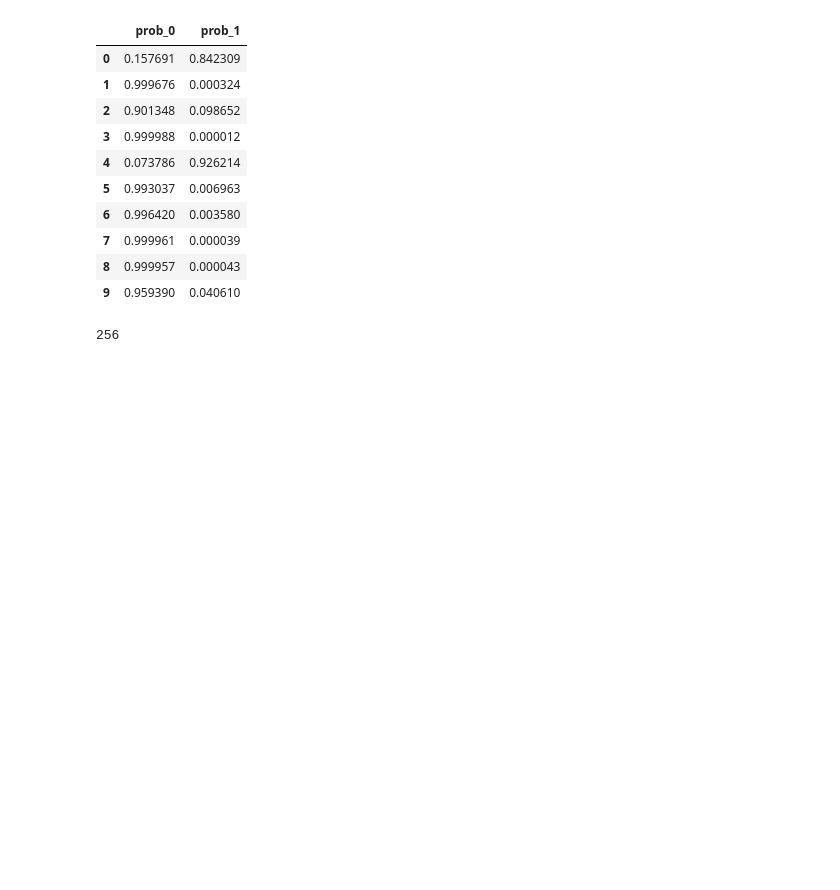
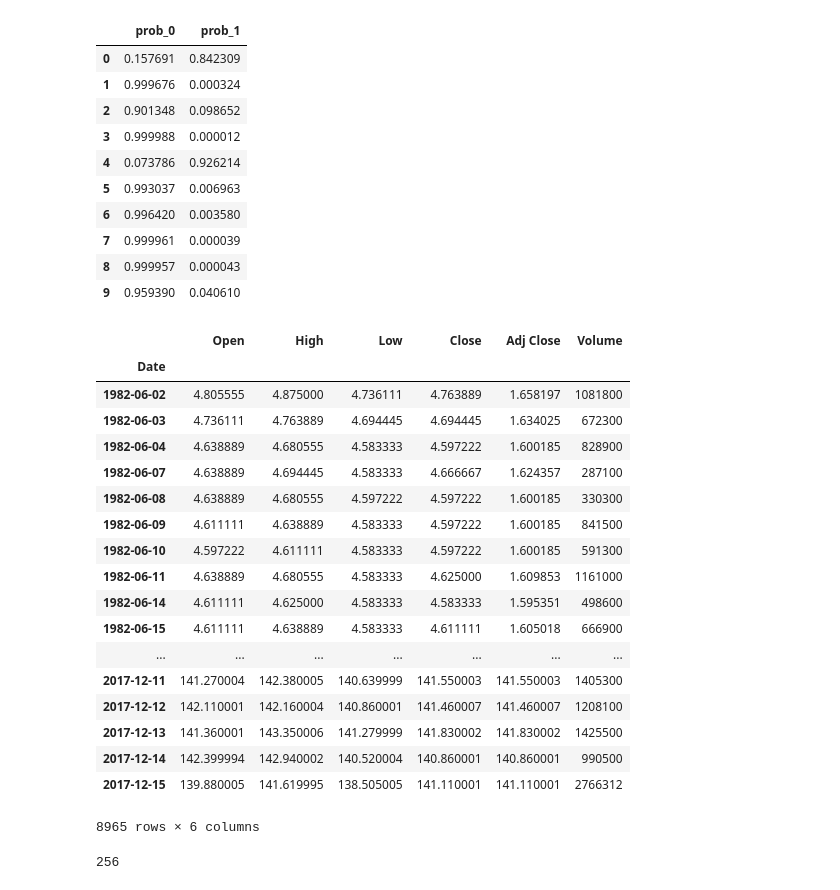
Before and after one commit to liwzhi/stock, a Jupyter notebook: data_get_predict_buy_.ipynb, the cells around one changed output. Drawn from its saved outputs; the diff is of its cells as text; code cells hidden in the pictures; blank space fills up the shorter version.

```diff
--- a/data_get_predict_buy_.ipynb
+++ b/data_get_predict_buy_.ipynb
@@ -256,6 +256,28 @@ df.head(10)
 | 7 | 0.999961 | 0.000039 |
 | 8 | 0.999957 | 0.000043 |
 | 9 | 0.959390 | 0.040610 |
+# %%
+data_get[name]
+# %% [output]
+|  | Open | High | Low | Close | Adj Close | Volume |
+| Date |  |  |  |  |  |  |
+| 1982-06-02 | 4.805555 | 4.875000 | 4.736111 | 4.763889 | 1.658197 | 1081800 |
+| 1982-06-03 | 4.736111 | 4.763889 | 4.694445 | 4.694445 | 1.634025 | 672300 |
+| 1982-06-04 | 4.638889 | 4.680555 | 4.583333 | 4.597222 | 1.600185 | 828900 |
+| 1982-06-07 | 4.638889 | 4.694445 | 4.583333 | 4.666667 | 1.624357 | 287100 |
+| 1982-06-08 | 4.638889 | 4.680555 | 4.597222 | 4.597222 | 1.600185 | 330300 |
+| 1982-06-09 | 4.611111 | 4.638889 | 4.583333 | 4.597222 | 1.600185 | 841500 |
+| 1982-06-10 | 4.597222 | 4.611111 | 4.583333 | 4.597222 | 1.600185 | 591300 |
+| 1982-06-11 | 4.638889 | 4.680555 | 4.583333 | 4.625000 | 1.609853 | 1161000 |
+| 1982-06-14 | 4.611111 | 4.625000 | 4.583333 | 4.583333 | 1.595351 | 498600 |
+| 1982-06-15 | 4.611111 | 4.638889 | 4.583333 | 4.611111 | 1.605018 | 666900 |
+| ... | ... | ... | ... | ... | ... | ... |
+| 2017-12-11 | 141.270004 | 142.380005 | 140.639999 | 141.550003 | 141.550003 | 1405300 |
+| 2017-12-12 | 142.110001 | 142.160004 | 140.860001 | 141.460007 | 141.460007 | 1208100 |
+| 2017-12-13 | 141.360001 | 143.350006 | 141.279999 | 141.830002 | 141.830002 | 1425500 |
+| 2017-12-14 | 142.399994 | 142.940002 | 140.520004 | 140.860001 | 140.860001 | 990500 |
+| 2017-12-15 | 139.880005 | 141.619995 | 138.505005 | 141.110001 | 141.110001 | 2766312 |
+8965 rows × 6 columns
 # %%
 select_stock_price = {}
 price = []
```
